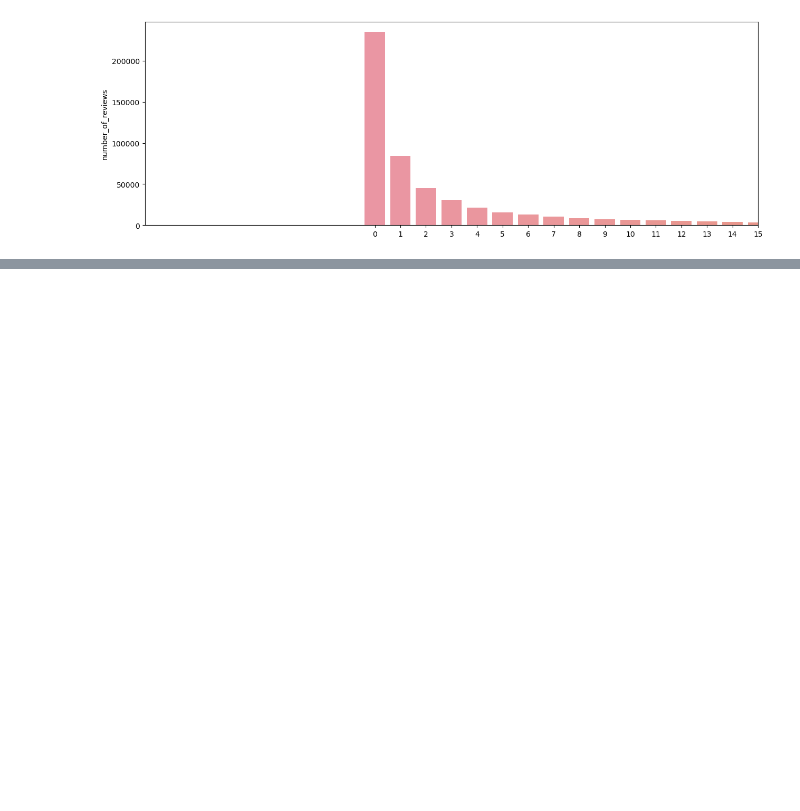
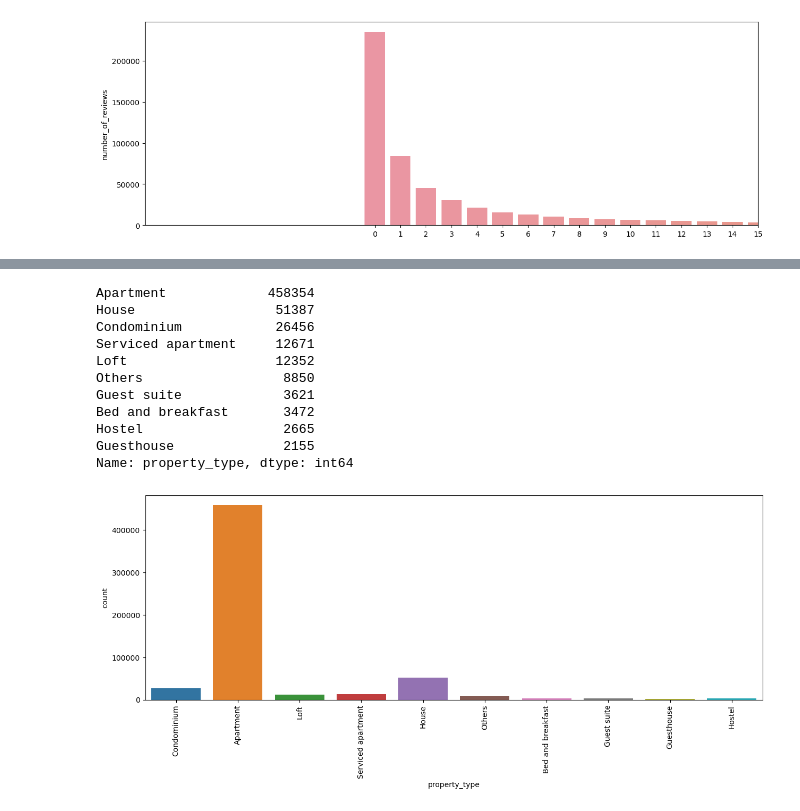
Before and after one commit to DiegoMonutti/projeto-3-hashtag-ciencia-de-dados, a Jupyter notebook: ciencia-de-dados-airbnb.ipynb, the cells around one changed output, grey strips where cells are left out. Saved outputs shown, nothing was run; the diff lists cells and outputs as text; code cells hidden in the pictures; blank space fills up the shorter version.

```diff
--- a/ciencia-de-dados-airbnb.ipynb
+++ b/ciencia-de-dados-airbnb.ipynb
@@ -345,0 +375,26 @@ base_airbnb_df = base_airbnb_df.drop('number_of_reviews', axis=1)
+# %%
+#Agrupar valores que são muito pequenos em um mesmo tipo de propriedade. Propriedades com menos de 2000 valores na base de dadas serão agrupadas dentro do grupo "others":
+
+tabela_tipos_casa = base_airbnb_df['property_type'].value_counts()
+colunas_agrupar = [tipo for tipo in tabela_tipos_casa.index if tabela_tipos_casa[tipo] < 2000]
+
+for tipo in colunas_agrupar:
+    base_airbnb_df.loc[base_airbnb_df['property_type']==tipo, 'property_type'] = 'Others'
+
+print(base_airbnb_df['property_type'].value_counts())
+plt.figure(figsize=(15, 5))
+grafico = sns.countplot('property_type', data=base_airbnb_df)
+grafico.tick_params(axis='x', rotation=90)
+# %% [output]
+Apartment             458354
+House                  51387
+Condominium            26456
+Serviced apartment     12671
+Loft                   12352
+Others                  8850
+Guest suite             3621
+Bed and breakfast       3472
+Hostel                  2665
+Guesthouse              2155
+Name: property_type, dtype: int64
+[figure, added]
```
Also changed, not shown: parts of 11 cells of this notebook.
